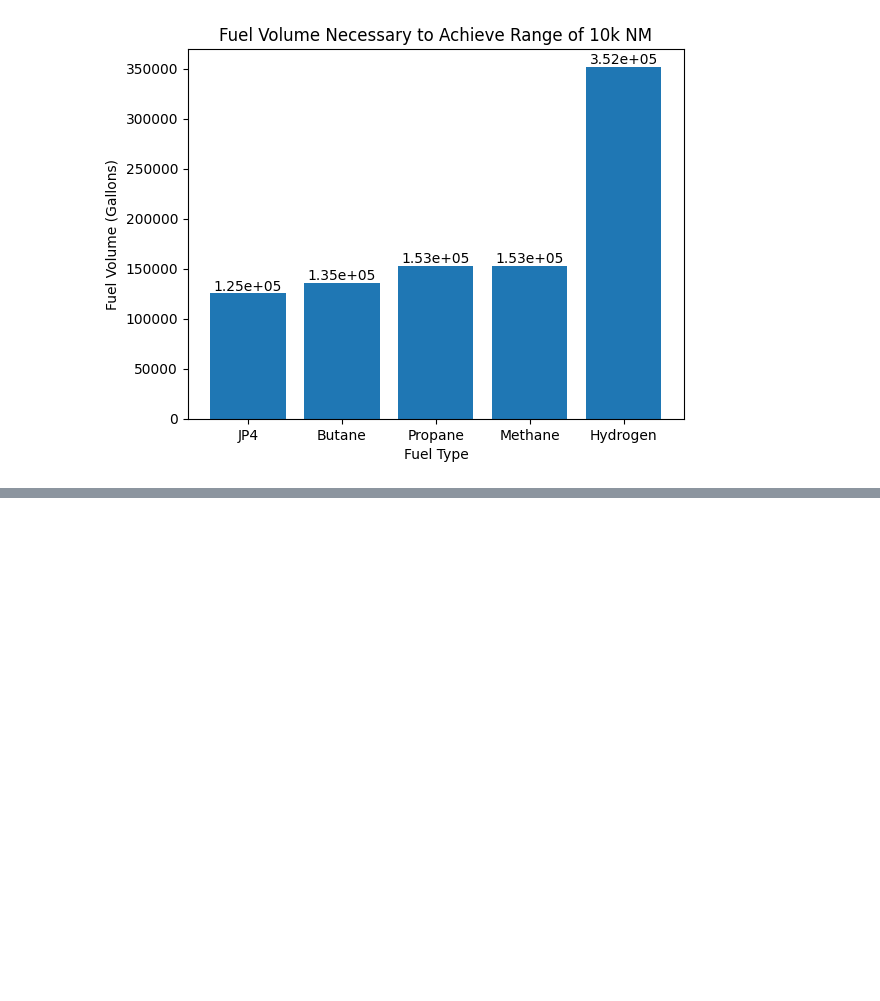
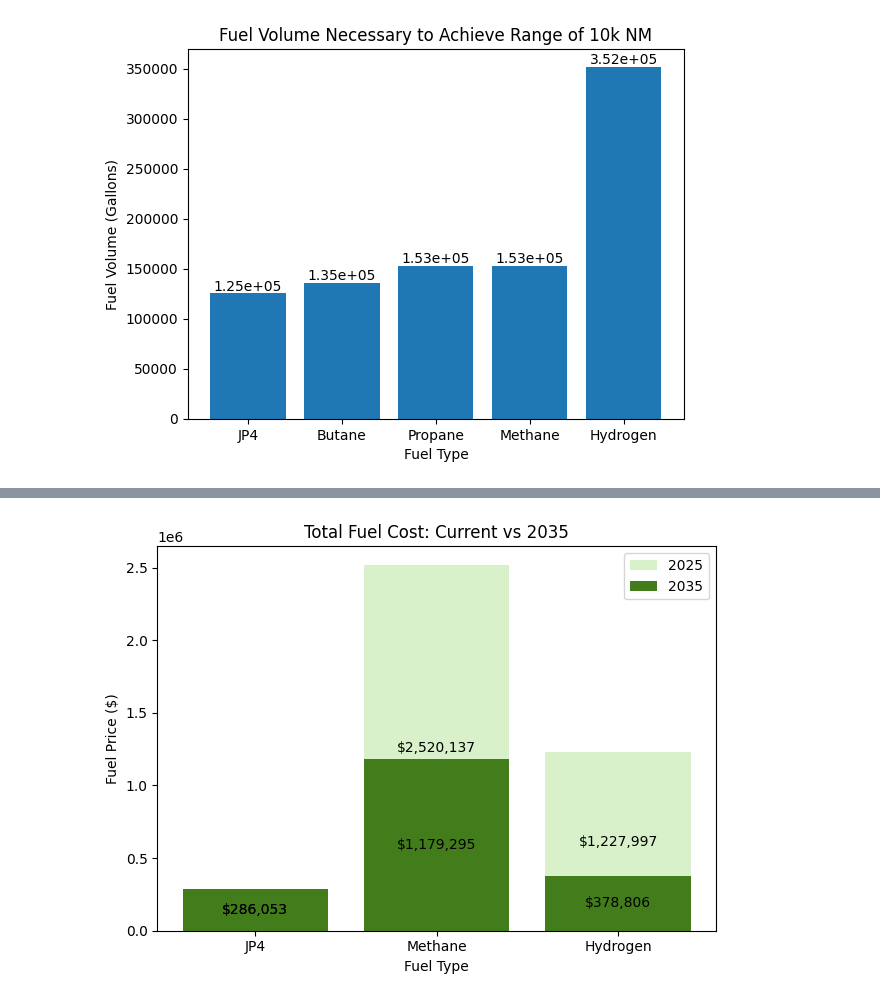
Before and after one commit to DrYogurt/Aero-Design-Team-Gamma, a Jupyter notebook: analysis/fuel_tradeoff_calcs.ipynb, the cells around one changed output, grey strips where cells are left out. Saved outputs shown, nothing was run; the diff lists cells and outputs as text; code cells hidden in the pictures; blank space fills up the shorter version.

```diff
--- a/analysis/fuel_tradeoff_calcs.ipynb
+++ b/analysis/fuel_tradeoff_calcs.ipynb
@@ -161,0 +175,34 @@ plt.savefig("../assets/fuel_weight_vs_volume.png")
+# %%
+fuel_types = ['JP4', 'Methane','Hydrogen']
+fuel_prices_now = [fuel_data[fuel_type]['price_now']*W_fs[fuel_type] for fuel_type in fuel_types]
+fuel_prices_2035 = [fuel_data[fuel_type]['price_2035']*W_fs[fuel_type] for fuel_type in fuel_types]
+x = np.arange(len(fuel_types))
+width = 0.35  # Width of the bars
+
+# Create stacked bars
+bars = plt.bar(x, fuel_prices_now, label='2025',color='#d8f1cb')
+bars2 = plt.bar(x, fuel_prices_2035, label='2035', color='#437d1b')
+
+# Customize the plot
+plt.xlabel("Fuel Type")
+plt.ylabel('Fuel Price ($)')
+plt.title("Total Fuel Cost: Current vs 2035")
+plt.xticks(range(len(fuel_types)), fuel_types)
+plt.legend()
+
+# Add value labels for both segments
+def add_labels(bars, offset=0):
+    for bar in bars:
+        height = bar.get_height()
+        plt.text(bar.get_x() + bar.get_width()/2., height/2 + offset,
+                f'${height:,.0f}',
+                ha='center', va='center')
+
+add_labels(bars)  # Labels for current prices
+add_labels(bars2)  # Labels for 2035 prices, offset by current prices
+
+plt.tight_layout()
+
+plt.savefig("../assets/fuel_volume_pricing.png")
+# %% [output]
+[figure, added]
```
Also changed, not shown: parts of 4 cells of this notebook, 2 other files.
